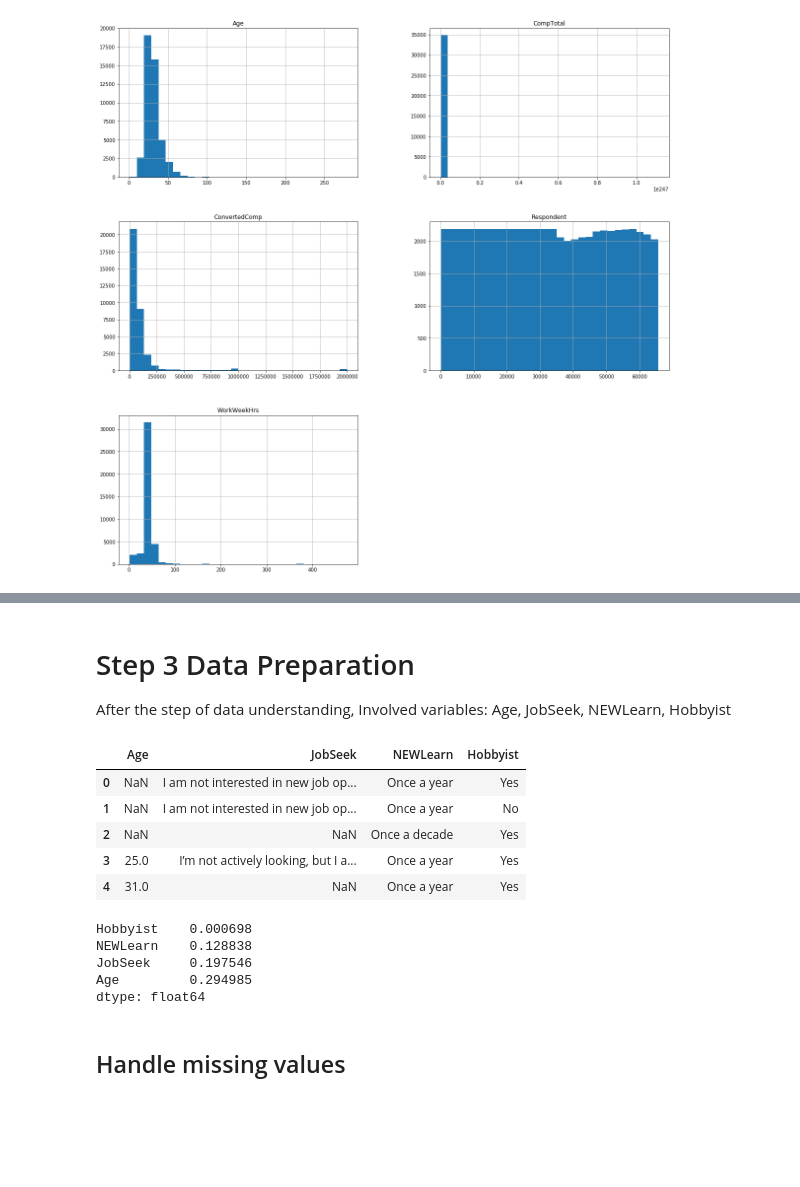
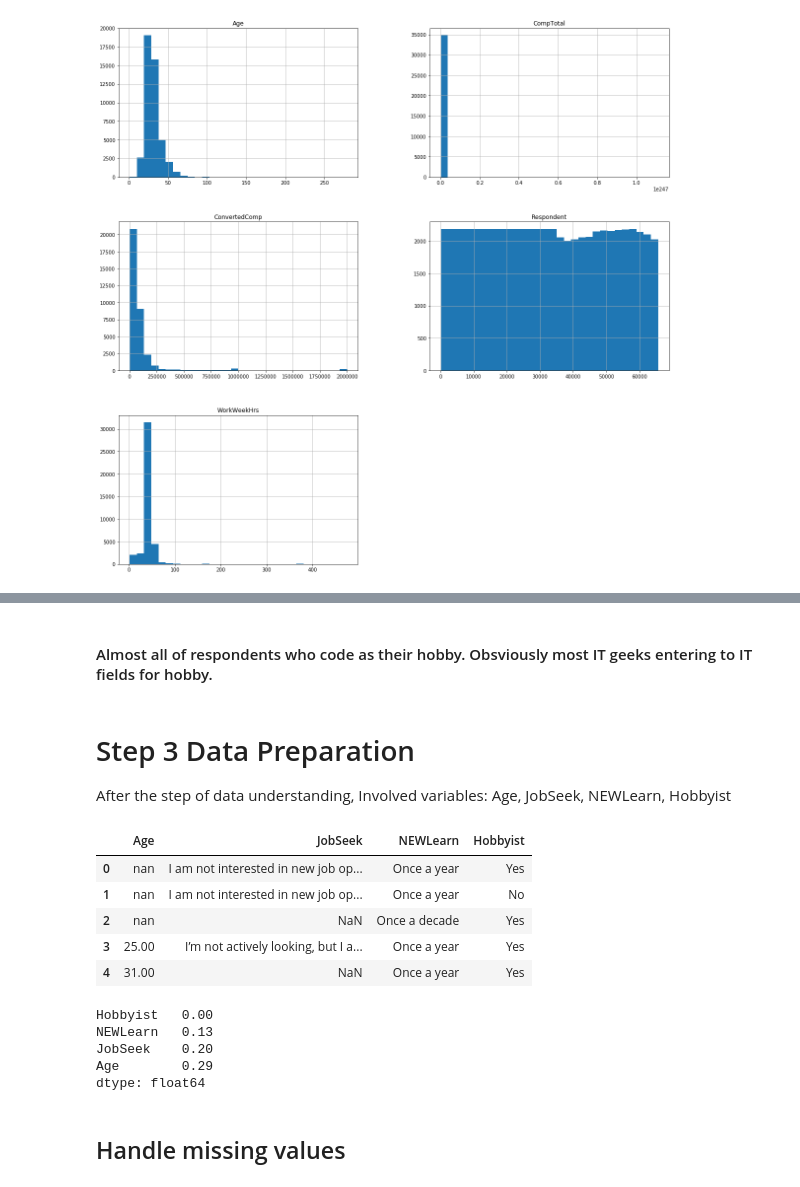
Before and after one commit to tenniskit/Project-1-DS-Blog-Post, a Jupyter notebook: project_1_question_2.ipynb, the cells around one changed output, grey strips where cells are left out. Cells and saved outputs as stored; diff of their text form; code cells hidden in the pictures; blank space fills up the shorter version.

```diff
--- a/project_1_question_2.ipynb
+++ b/project_1_question_2.ipynb
@@ -155,24 +162,26 @@ Hobbyist:  Do you code as a hobby?
+# %% [markdown]
+#### Almost all of respondents who code as their hobby. Obsviously most IT geeks entering to IT fields for hobby.
 # %% [markdown]
 # Step 3 Data Preparation
 
 After the step of data understanding, Involved variables: Age, JobSeek, NEWLearn, Hobbyist
 # %%
-X_processing = df[["Age", "JobSeek", "NEWLearn", "Hobbyist"]]
-X_processing.head()
+x_processing = df[["Age", "JobSeek", "NEWLearn", "Hobbyist"]]
+x_processing.head()
 # %% [output]
 |  | Age | JobSeek | NEWLearn | Hobbyist |
-| 0 | NaN | I am not interested in new job op... | Once a year | Yes |
-| 1 | NaN | I am not interested in new job op... | Once a year | No |
-| 2 | NaN | NaN | Once a decade | Yes |
-| 3 | 25.0 | I’m not actively looking, but I a... | Once a year | Yes |
-| 4 | 31.0 | NaN | Once a year | Yes |
+| 0 | nan | I am not interested in new job op... | Once a year | Yes |
+| 1 | nan | I am not interested in new job op... | Once a year | No |
+| 2 | nan | NaN | Once a decade | Yes |
+| 3 | 25.00 | I’m not actively looking, but I a... | Once a year | Yes |
+| 4 | 31.00 | NaN | Once a year | Yes |
 # %%
-X_processing.isnull().mean().sort_values()
+x_processing.isnull().mean().sort_values()
 # %% [output]
-Hobbyist    0.000698
-NEWLearn    0.128838
-JobSeek     0.197546
-Age         0.294985
+Hobbyist   0.00
+NEWLearn   0.13
+JobSeek    0.20
+Age        0.29
 dtype: float64
 # %% [markdown]
 ## Handle missing values
```
Also changed, not shown: parts of 29 cells of this notebook, 7 other files.
